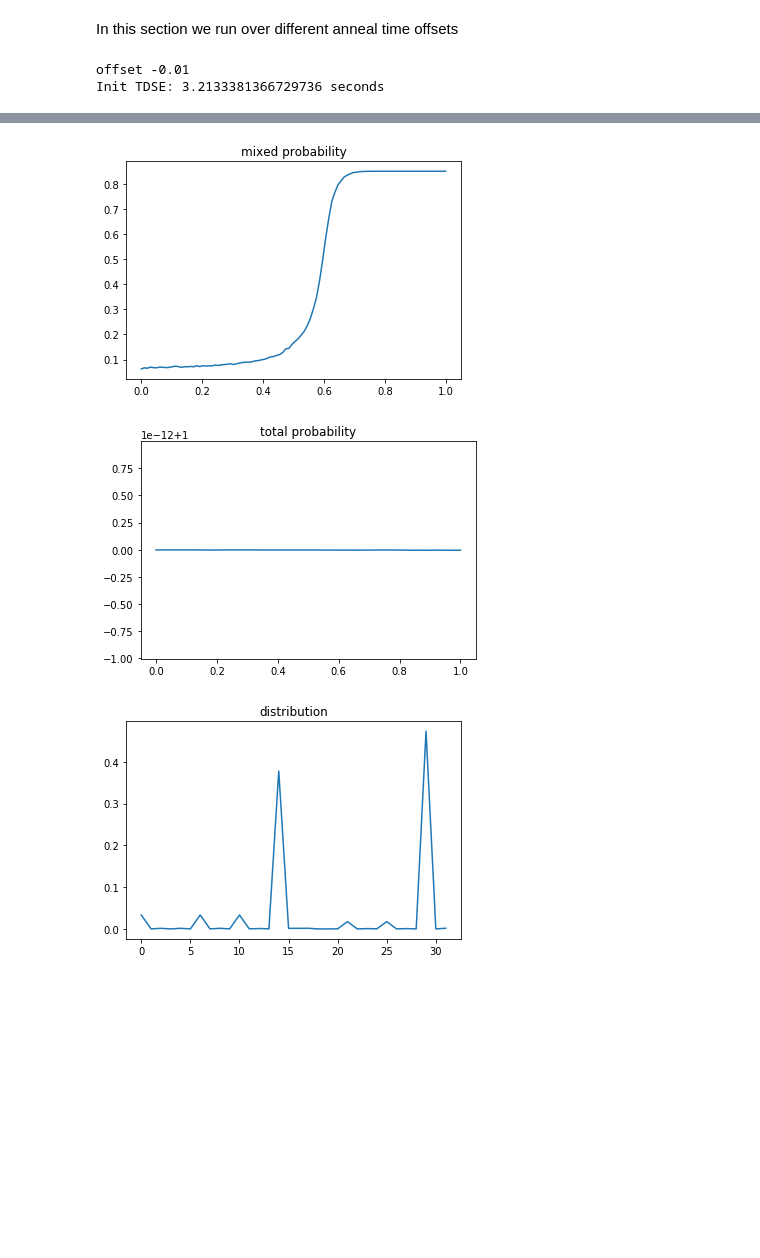
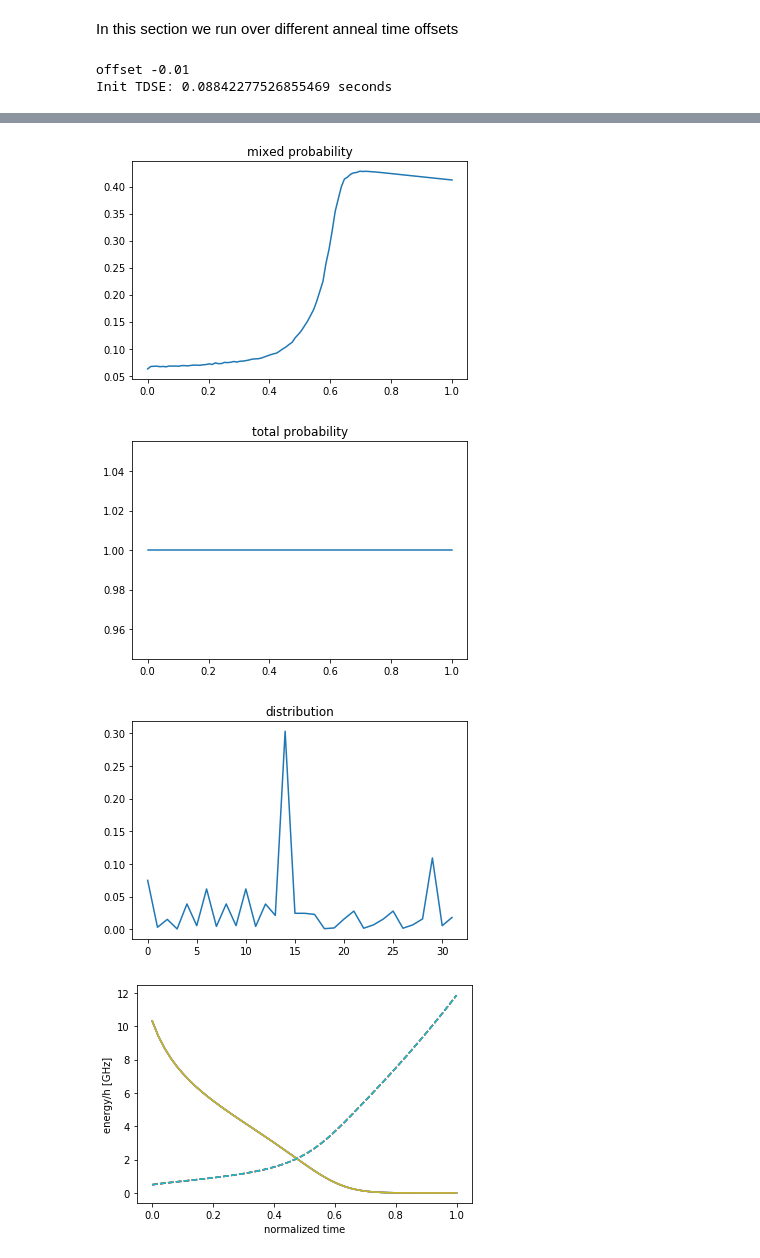
Before and after one commit to cchang5/quantum_linear_programming, a Jupyter notebook: notebooks/runs/run4.ipynb, the cells around one changed output, grey strips where cells are left out. Cells and saved outputs as stored; diff of their text form; code cells hidden in the pictures; blank space fills up the shorter version.

```diff
--- a/notebooks/runs/run4.ipynb
+++ b/notebooks/runs/run4.ipynb
@@ -146,8 +146,8 @@ initial_wavefunction = "transverse"
 pure_tdse = False
 
 mixed_tdse = True
-temp = 0.05
-gamma = 1/20
+temp = 0.1
+gamma = 0 #1/20 # 1/ns
 # %% [markdown]
 ## Output parameters
 # %% [markdown]
@@ -158,8 +158,8 @@ Parameters used for visializing results:
 # %%
 degeneracy_tol = 2e-2
 debug = True
-save_result = True
-skip_db = False
+save_result = False
+skip_db = True
 # %% [markdown]
 # Run computations
 # %% [markdown]
@@ -169,7 +169,7 @@ In this section we run over different anneal time offsets
 
 # brute force solving time-dependent schrodinger equation to simulate quantum annealing for small systems
 result = dict()
-offset_min_list = [-0.01]
+offset_min_list = [0.0]
 
 for offset_min in offset_min_list:
     print("offset", offset_min)
@@ -386,7 +386,7 @@ for offset_min in offset_min_list:
         print(f"Pure Final Prob: {query.prob[-1]}")
 # %% [output]
 offset -0.01
-Init TDSE: 3.2133381366729736 seconds
+Init TDSE: 0.08842277526855469 seconds
 [figure]
 Ising ground state energy: -23.611301697885573
 Ising ground state
@@ -409,3 +409,4 @@ final state 11101
-[figure, old version]
+[figure, new version]
-[figure, old version]
+[figure, new version]
-[figure, old version]
+[figure, new version]
+[figure, added]
```
Also changed, not shown: parts of 2 cells of this notebook, 6 other files.
